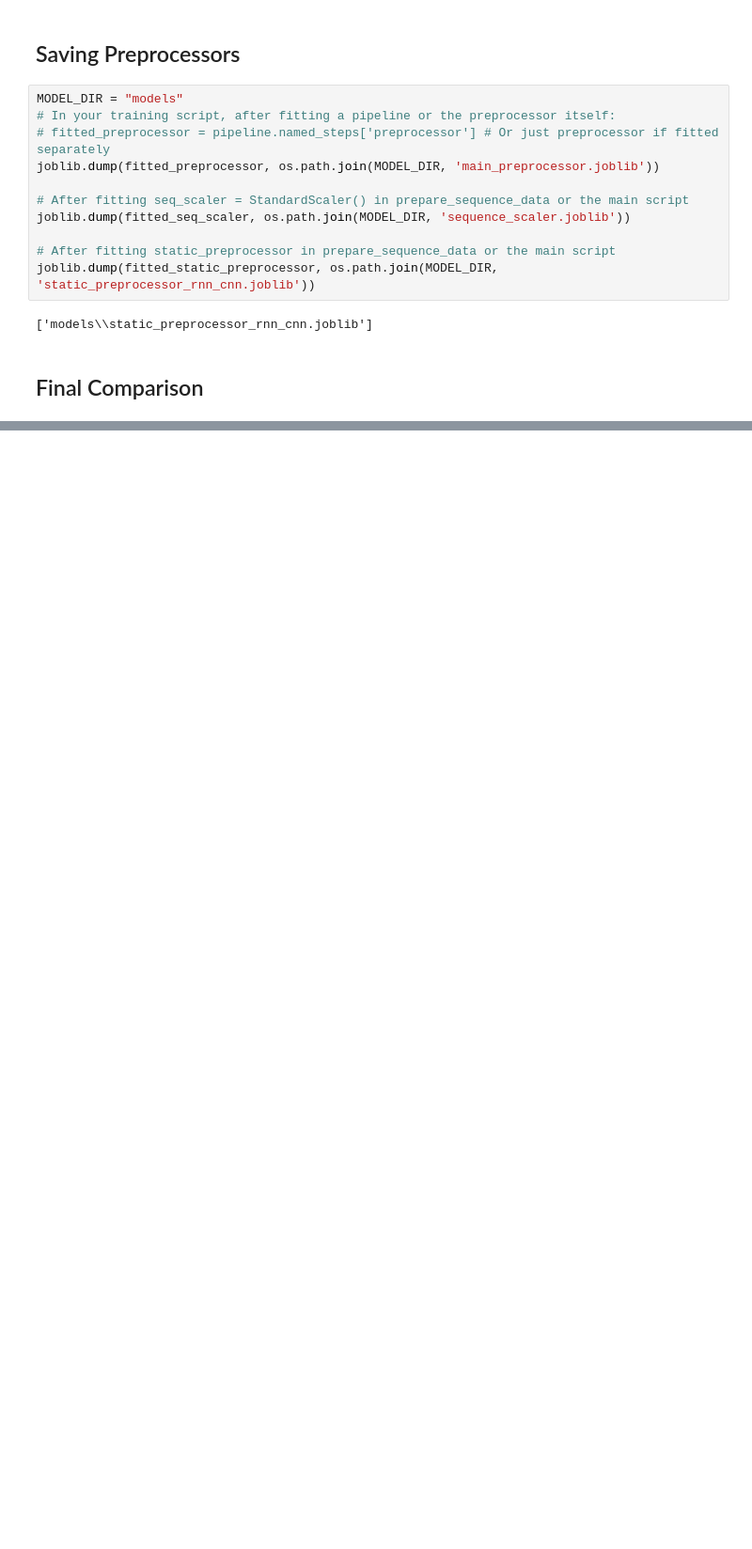
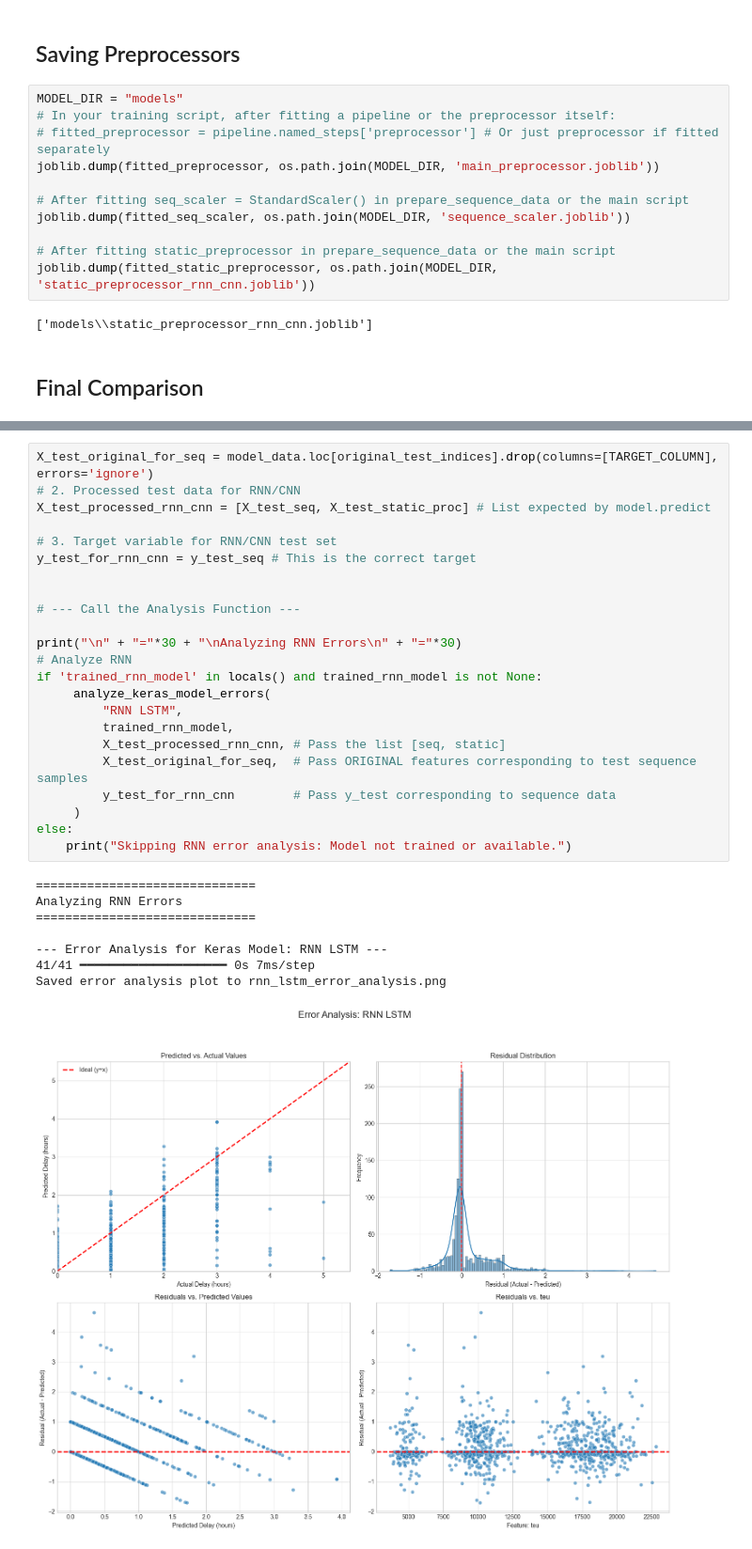
Before and after one commit to MatricalDefunkt/pbl2-ship-delay, a Jupyter notebook: train_models.ipynb, the cells around one changed output, grey strips where cells are left out. Shown at 94% size. Saved outputs shown, nothing was run; the diff lists cells and outputs as text; blank space fills up the shorter version.

```diff
--- a/train_models.ipynb
+++ b/train_models.ipynb
@@ -2458,0 +2676,32 @@ ARIMA              0.775675  0.715035       NaN           0.219563
+# %%
+X_test_original_for_seq = model_data.loc[original_test_indices].drop(columns=[TARGET_COLUMN], errors='ignore')
+# 2. Processed test data for RNN/CNN
+X_test_processed_rnn_cnn = [X_test_seq, X_test_static_proc] # List expected by model.predict
+
+# 3. Target variable for RNN/CNN test set
+y_test_for_rnn_cnn = y_test_seq # This is the correct target
+
+
+# --- Call the Analysis Function ---
+
+print("\n" + "="*30 + "\nAnalyzing RNN Errors\n" + "="*30)
+# Analyze RNN
+if 'trained_rnn_model' in locals() and trained_rnn_model is not None:
+     analyze_keras_model_errors(
+         "RNN LSTM",
+         trained_rnn_model,
+         X_test_processed_rnn_cnn, # Pass the list [seq, static]
+         X_test_original_for_seq,  # Pass ORIGINAL features corresponding to test sequence samples
+         y_test_for_rnn_cnn        # Pass y_test corresponding to sequence data
+     )
+else:
+    print("Skipping RNN error analysis: Model not trained or available.")
+# %% [output]
+==============================
+Analyzing RNN Errors
+==============================
+
+--- Error Analysis for Keras Model: RNN LSTM ---
+41/41 ━━━━━━━━━━━━━━━━━━━━ 0s 7ms/step
+Saved error analysis plot to rnn_lstm_error_analysis.png
+[figure, added]
```
Also changed, not shown: parts of 40 cells of this notebook, 17 other files.
